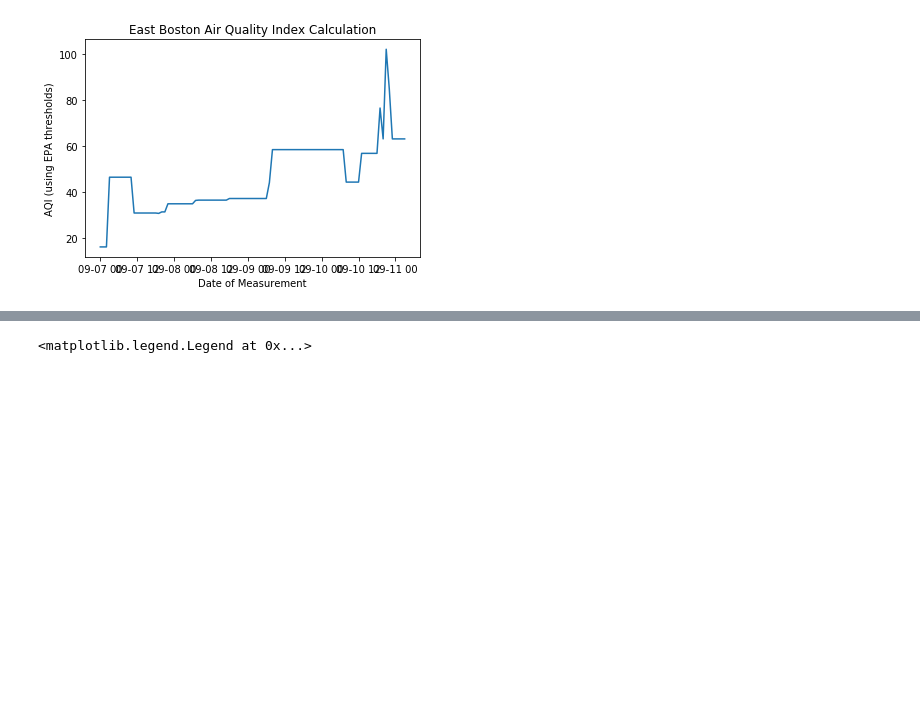
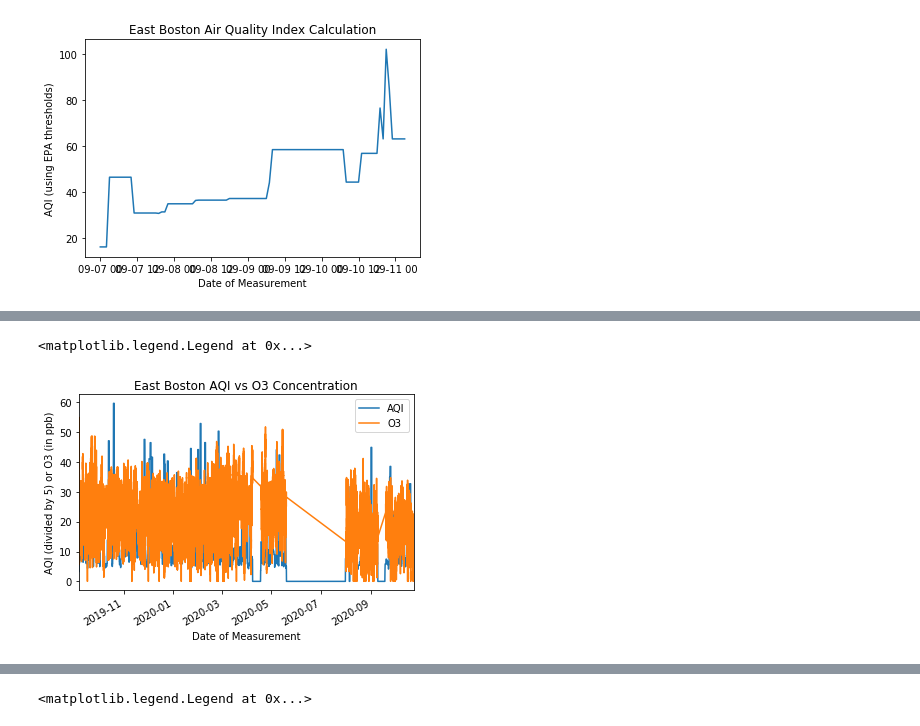
Before and after one commit to airpartners/data-analysis, a Jupyter notebook: aqi-analysis.ipynb, the cells around one changed output, grey strips where cells are left out. Cells and saved outputs as stored; diff of their text form; code cells hidden in the pictures; blank space fills up the shorter version.

```diff
--- a/aqi-analysis.ipynb
+++ b/aqi-analysis.ipynb
@@ -206,0 +235,13 @@ On a first glance, it seems to capture some of the variability inherent to the d
+# %%
+scaled_aqi = []
+for elem in aqi_list:
+    scaled_aqi.append(elem/5)
+plt.plot(hours_list, scaled_aqi, label="AQI")
+SN45.o3.plot(label="O3")
+plt.title("East Boston AQI vs O3 Concentration")
+plt.ylabel("AQI (divided by 5) or O3 (in ppb)")
+plt.xlabel("Date of Measurement")
+plt.legend()
+# %% [output]
+<matplotlib.legend.Legend at 0x...>
+[figure, added]
```
Also changed, not shown: parts of 18 cells of this notebook.
